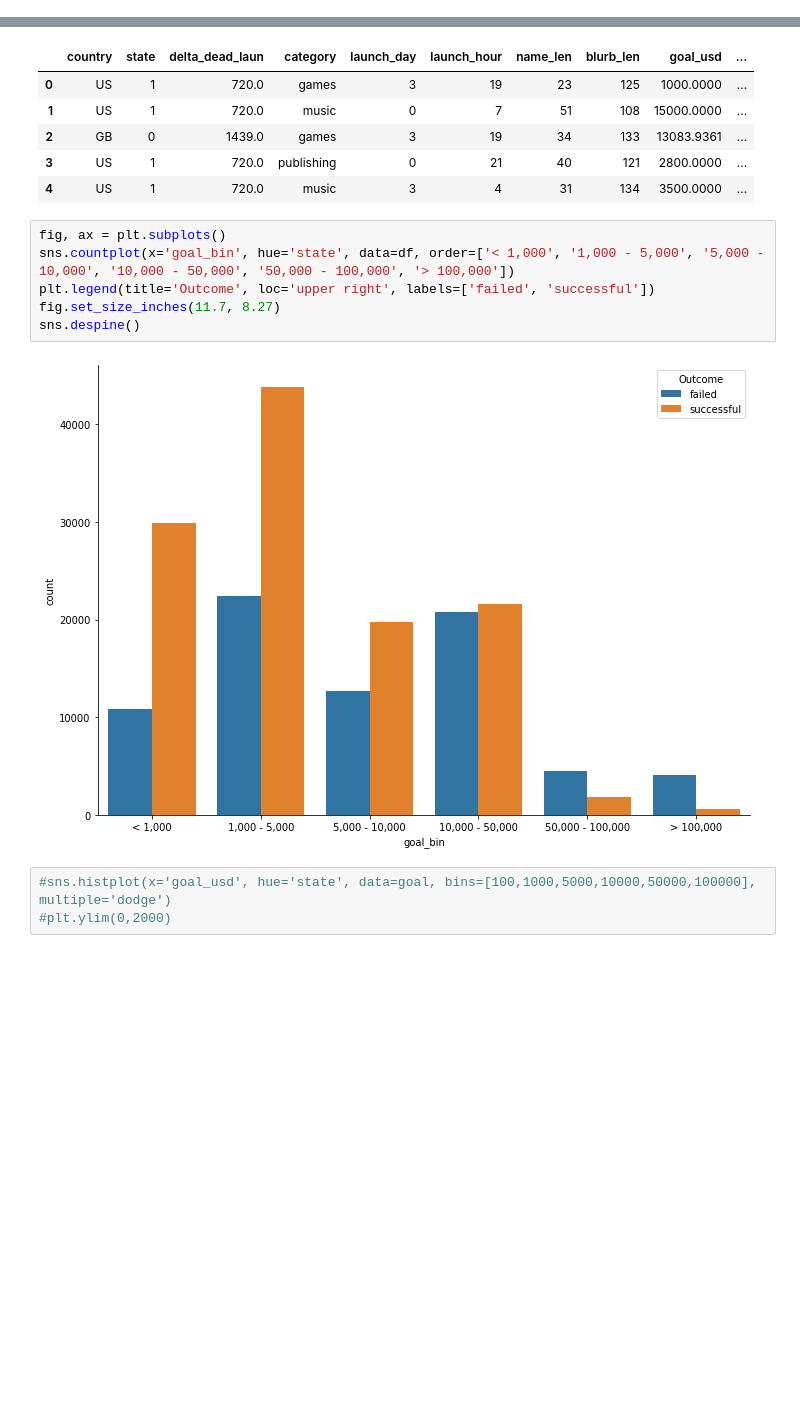
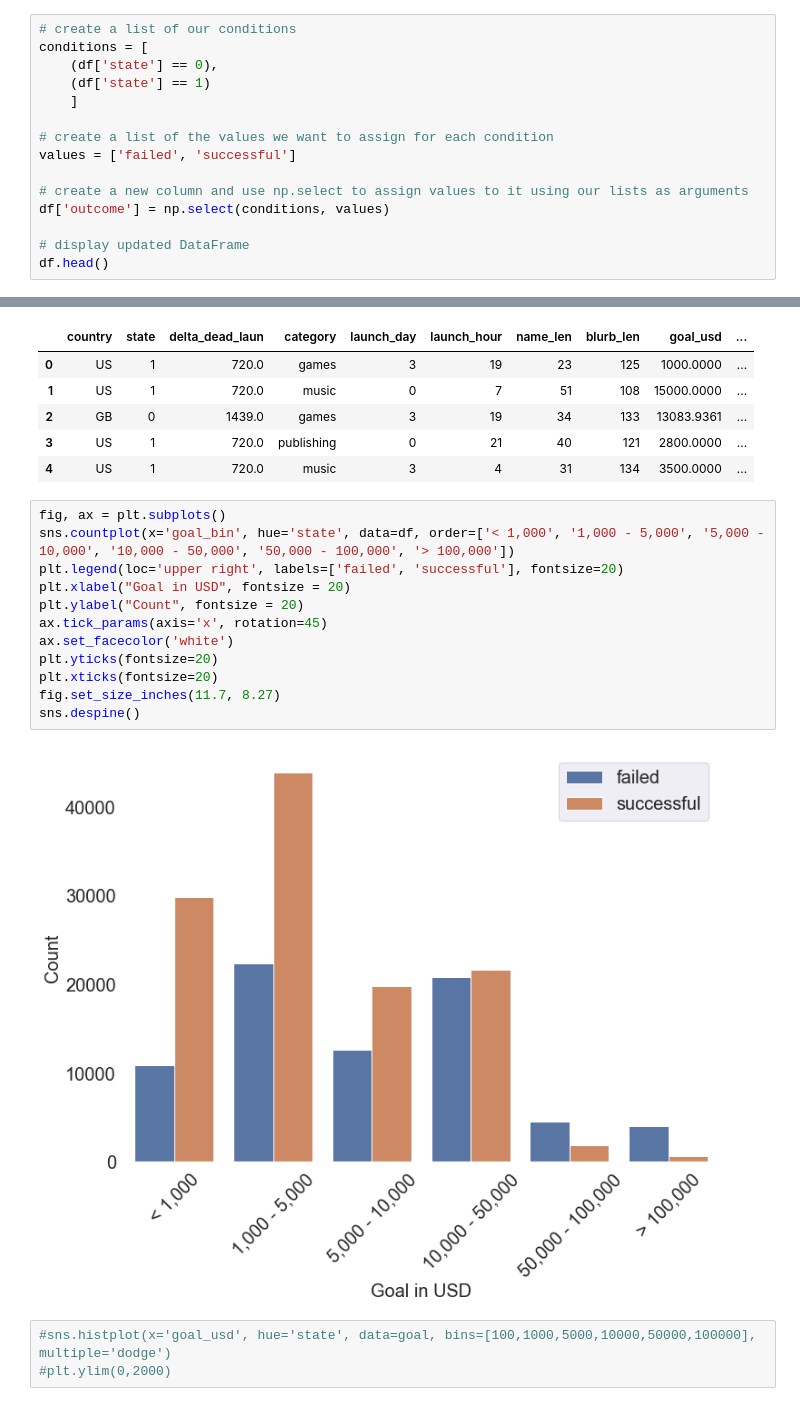
Before and after one commit to laurantirkh/kickstarter-ml, a Jupyter notebook: eda_plots.ipynb, the cells around one changed output, grey strips where cells are left out. Cells and saved outputs as stored; diff of their text form; blank space fills up the shorter version.

Commit message:
new plots for presentation (#43)

```diff
--- a/eda_plots.ipynb
+++ b/eda_plots.ipynb
@@ -44,0 +39,15 @@ df.describe()
+# %%
+# create a list of our conditions
+conditions = [
+    (df['state'] == 0),
+    (df['state'] == 1)
+    ]
+
+# create a list of the values we want to assign for each condition
+values = ['failed', 'successful']
+
+# create a new column and use np.select to assign values to it using our lists as arguments
+df['outcome'] = np.select(conditions, values)
+
+# display updated DataFrame
+df.head()
@@ -79,11 +108,17 @@ df.head()
 # %%
 fig, ax = plt.subplots()
 sns.countplot(x='goal_bin', hue='state', data=df, order=['< 1,000', '1,000 - 5,000', '5,000 - 10,000', '10,000 - 50,000', '50,000 - 100,000', '> 100,000'])
-plt.legend(title='Outcome', loc='upper right', labels=['failed', 'successful'])
+plt.legend(loc='upper right', labels=['failed', 'successful'], fontsize=20)
+plt.xlabel("Goal in USD", fontsize = 20)
+plt.ylabel("Count", fontsize = 20)
+ax.tick_params(axis='x', rotation=45)
+ax.set_facecolor('white')
+plt.yticks(fontsize=20)
+plt.xticks(fontsize=20)
 fig.set_size_inches(11.7, 8.27)
 sns.despine()
 # %% [output]
-[figure, old version]
+[figure, new version]
 # %%
 #sns.histplot(x='goal_usd', hue='state', data=goal, bins=[100,1000,5000,10000,50000,100000], multiple='dodge')
 #plt.ylim(0,2000)
```
Also changed, not shown: parts of 10 cells of this notebook.
